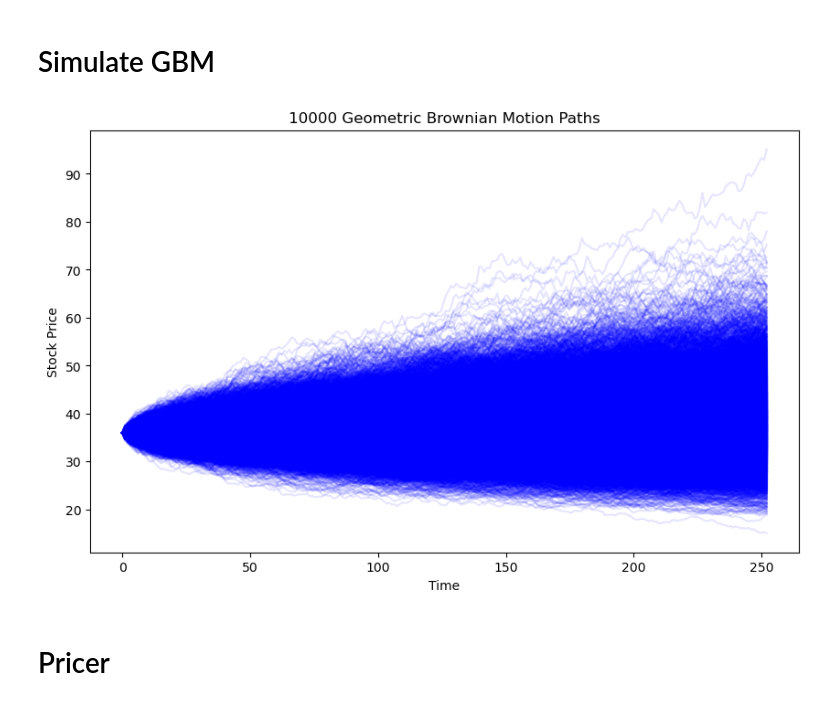
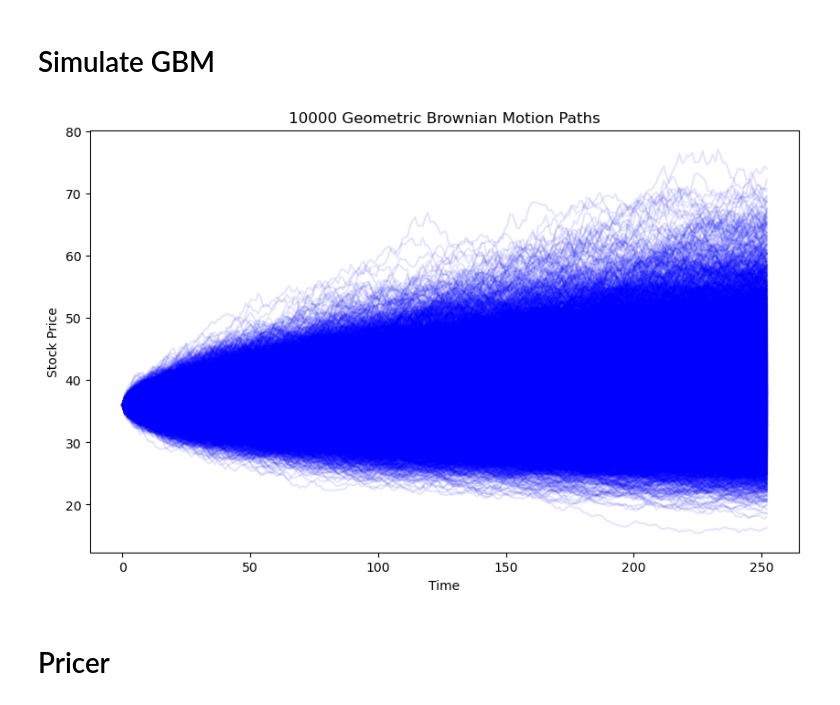
Before and after one commit to paul-wawszczyk/Longstaff-Schwartz, a Jupyter notebook: notebook.ipynb, the cells around one changed output. Cells and saved outputs as stored; diff of their text form; code cells hidden in the pictures.

```diff
--- a/notebook.ipynb
+++ b/notebook.ipynb
@@ -7,37 +10,41 @@ warnings.filterwarnings('ignore')
 # %% [markdown]
 # Simulate GBM
 # %%
-# Parameters as specified
+def simulate_stock_paths(S0, T, dt, mu, sigma, N, n, plotting=True, Rseed=100):
+    # seeding
+    seed(Rseed)
+    # Preparing the Wiener process increment
+    dW = np.sqrt(dt) * np.random.randn(n, N)
 
-S0 = 36  # Initial stock price
+    # Initializing the stock price array
+    S = np.zeros((n, N))
+    S[:, 0] = S0
 
-T = 252  # Total time
-dt = 1  # Time increment
-mu = 0.06 / T  # Adjusted daily drift coefficient
-sigma = 0.2 / np.sqrt(T)  # Adjusted daily volatility coefficient
-N = round(T / dt)  # Number of time steps
-n = 10000  # Number of simulations
+    # Simulating the Geometric Brownian Motion using the SDE dS = mu*S*dt + sigma*S*dW
+    for i in range(1, N):
+        S[:, i] = S[:, i - 1] + mu * S[:, i - 1] * dt + sigma * S[:, i - 1] * dW[:, i - 1]
 
-# Preparing the Wiener process increment
-dW = np.sqrt(dt) * np.random.randn(n, N)
+    if plotting:
+        plt.figure(figsize=(10, 6))
+        plt.plot(np.linspace(0, T, N), S.T, alpha=0.1, color='blue')
+        plt.title('10000 Geometric Brownian Motion Paths')
+        plt.xlabel('Time')
+        plt.ylabel('Stock Price')
+        plt.show()
 
-# Initializing the stock price array
-S = np.zeros((n, N))
-S[:, 0] = S0
-
-# Simulating the Geometric Brownian Motion using the SDE dS = mu*S*dt + sigma*S*dW
-for i in range(1, N):
-    S[:, i] = S[:, i - 1] + mu * S[:, i - 1] * dt + sigma * S[:, i - 1] * dW[:, i - 1]
-
-# Plotting
-plt.figure(figsize=(10, 6))
-plt.plot(np.linspace(0, T, N), S.T, alpha=0.1, color='blue')
-plt.title('10000 Geometric Brownian Motion Paths')
-plt.xlabel('Time')
-plt.ylabel('Stock Price')
-plt.show()
+    return S
-# %% [output]
-[figure, removed]
+# %%
+S0 = 36  # Initial stock price
+T = 252  # Total time
+dt = 1  # Time increment
+mu = 0.06 / T  # Adjusted daily drift coefficient
+sigma = 0.2 / np.sqrt(T)  # Adjusted daily volatility coefficient
+N = round(T / dt)  # Number of time steps
+n = 10000  # Number of simulations
+
+S = simulate_stock_paths(S0, T, dt, mu, sigma, N, n)
+# %% [output]
+[figure, added]
 # %% [markdown]
 # Pricer
 # %%
```
Also changed, not shown: parts of 12 cells of this notebook, 1 other file.
